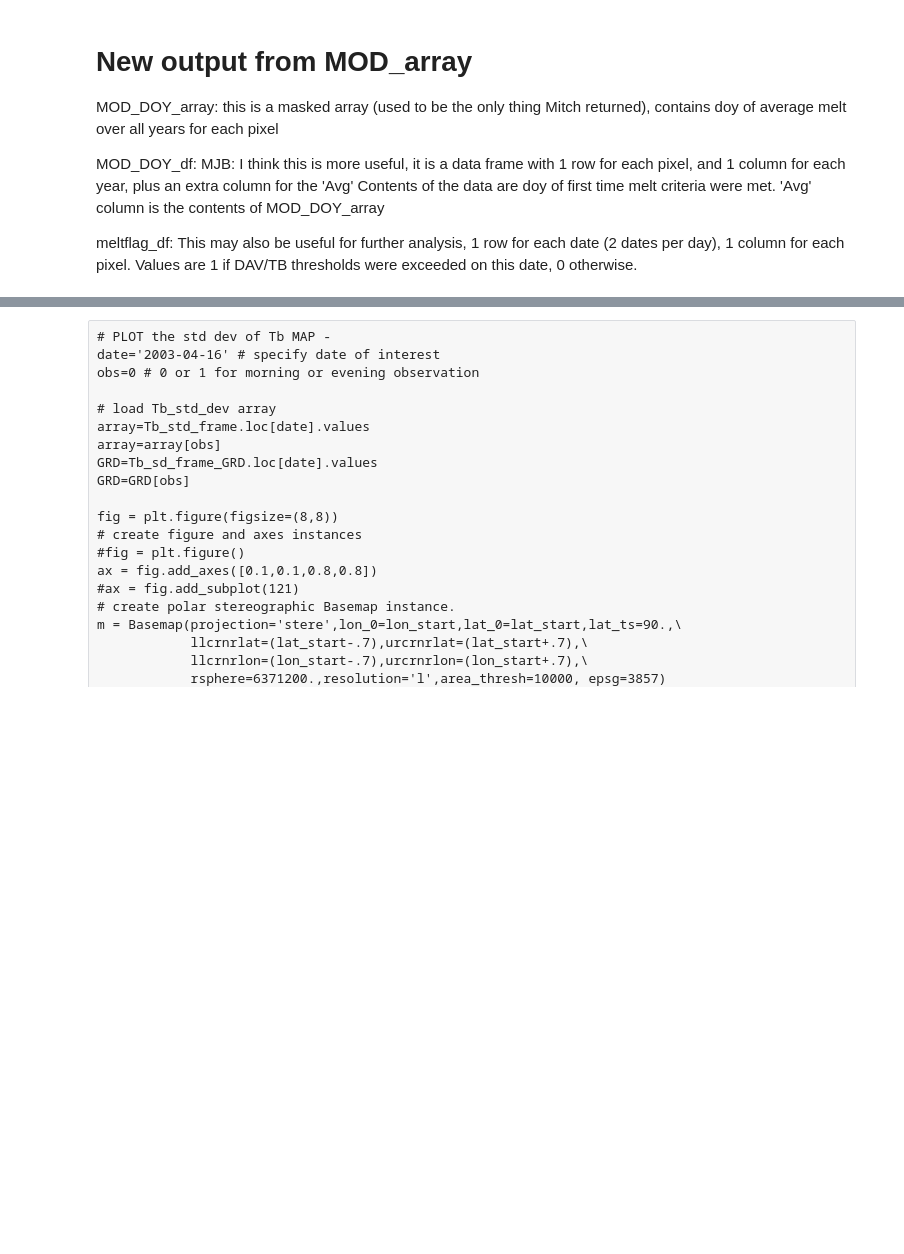
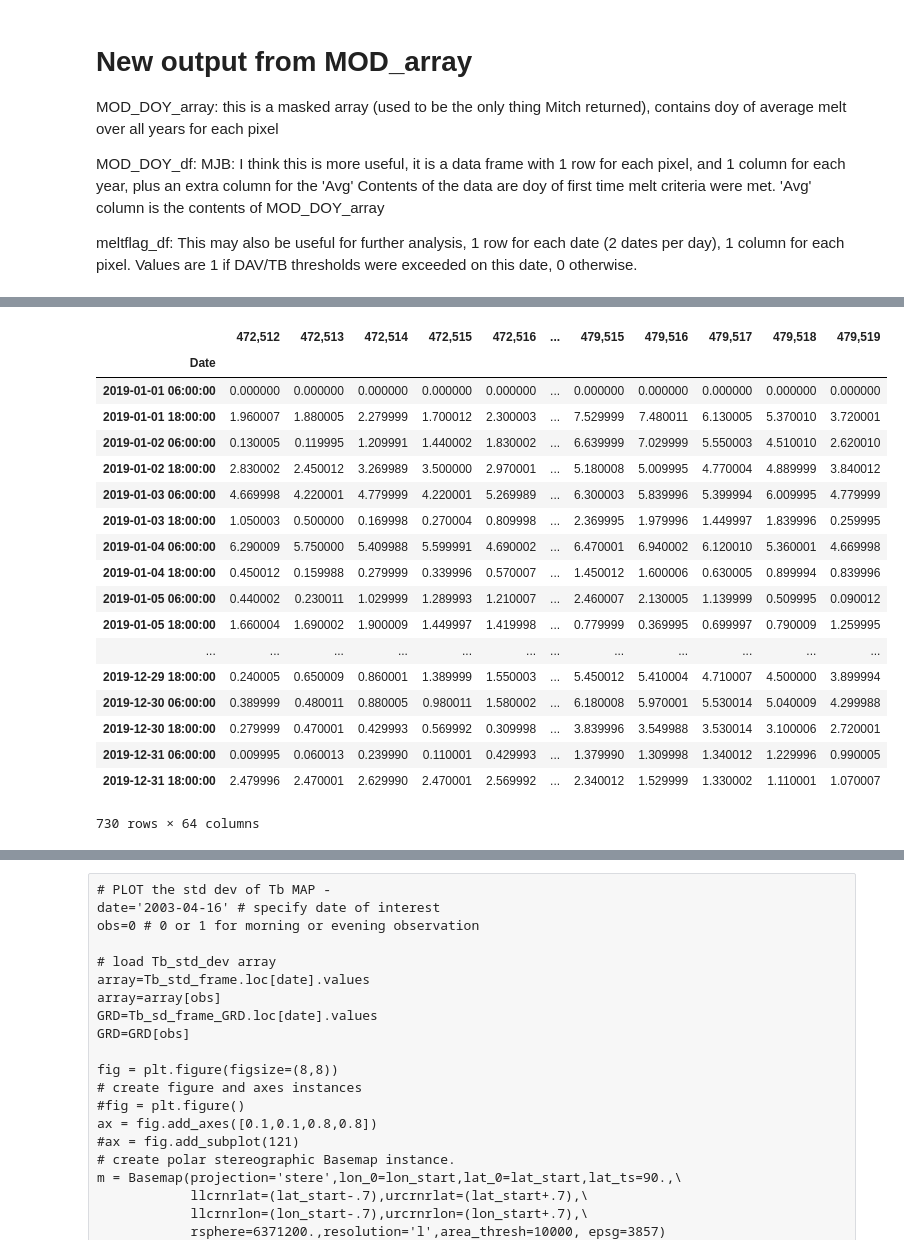
Before and after one commit to mjbrodzik/ipynb_melt_onset, a Jupyter notebook: 1GRDvs64SIR_HIST_SD.ipynb, the cells around one changed output, grey strips where cells are left out. Saved outputs shown, nothing was run; the diff lists cells and outputs as text; code cells hidden in the pictures; blank space fills up the shorter version.

Commit message:
updated Site_nearest pixel and got time series working. A few more things to do in latter part of notebook

```diff
--- a/1GRDvs64SIR_HIST_SD.ipynb
+++ b/1GRDvs64SIR_HIST_SD.ipynb
@@ -76,11 +81,11 @@ from CETB_analysis import MOD_array
 # %%
 #Specify region, satellite, sensor, channel, and image reconstruction algorithm of interest in file name
 # this notebook will read in 2 CETB datasets so that channels/algorithms/sensors can be compared
-region='WesternCA'  #make this the same syntax as cubefilenames and sub-directory #GLaIL
-sat_GRD='F13'   #'AQUA' for AMSRE, 'F13','F14','F15'... for SSMI
-sat_SIR= 'F13'
-sensor_GRD='SSMI'  #'AMSRE', 'SSMI', etc.
-sensor_SIR='SSMI'
+region='AKYukon'  #make this the same syntax as cubefilenames and sub-directory #GLaIL
+sat_GRD='F18'   #'AQUA' for AMSRE, 'F13','F14','F15'... for SSMI
+sat_SIR= 'F18'
+sensor_GRD='SSMIS'  #'AMSRE', 'SSMI', etc.
+sensor_SIR='SSMIS'
 channel_GRD='37V'  #'36V','36H', '18V','18H', etc. '19V','19H' and '37V','37H' for SSMI)
 channel_SIR='37V'
 alg_GRD='GRD'   #SIR or GRD
@@ -138,9 +143,17 @@ hemName = 'N'
 #lat_start=47.353097
 #lon_start=-89.861310
 
-Site='NWT C57 04242006 Spring Migration'
-lat_start=62.61
-lon_start=-109.64
+Site='Teshekpuk Lake 1'#near Barrow, AK (Permafrost installation NW margin of lake)'
+lat_start=70.722902
+lon_start=-153.836329
+
+#Site='Teshekpuk Lake 2 center' #, near Barrow, AK (middle of lake)'
+#lat_start=70.58333675326588
+#lon_start=-153.452493001114"
+
+#Site='NWT C57 04242006 Spring Migration'
+#lat_start=62.61
+#lon_start=-109.64
 
 #Site='Great Slave Lake'
 #lat_start=61.87167
@@ -224,5 +261,5 @@ rows_cols_env
 # %%
 # check that the directory, filename pattern and Years are what we expect
 # subset Years to a shorter set if only testing, because this takes a long time
-Years = Years[2:5]
+Years = Years[9:10]
 datadir_SIR, prefix_SIR, Years
@@ -229,7 +270,7 @@ datadir_SIR, prefix_SIR, Years
 # %%
 #new cell to read whole dataset
 #takes a long time, for testing substitute a year for Years
-data_SIR = read_Tb_whole(datadir_SIR, prefix_SIR, Years)
+data_SIR = read_Tb_whole(datadir_SIR, prefix_SIR, Years, rows_cols_env[0], rows_cols_env[1], rows_cols_env[2], rows_cols_env[3])
 
 #FIXME: instead of copying these elements into new variables, just
 #use the values directly in subsequent cells.  This is a more direct way to
@@ -243,5 +284,5 @@ cal_month = data_SIR['cal_month']   # 1-D array of months
 
 #FIXME: same issue here, instead of copying the GRD TB data, subsequent
 #cells should just use data_GRD['TB']
-data_GRD = read_Tb_whole(datadir_GRD, prefix_GRD, Years)
+data_GRD = read_Tb_whole(datadir_GRD, prefix_GRD, Years, rows_cols_GRD[0], rows_cols_GRD[1], rows_cols_GRD[2], rows_cols_GRD[3])
 CETB_GRD = data_GRD['TB']
@@ -484,8 +781,29 @@ DAV_GRD_frame
 # %%
 DAV_SIR_frame=pd.DataFrame()
 for i in y_dims_list:
     for j in x_dims_list:
         column=pd.DataFrame(data=DAV_SIR[:,i,j], columns=[str(y_s[i])+','+str(x_s[j])])
         DAV_SIR_frame=pd.concat([DAV_SIR_frame,column],axis=1)
-DAV_SIR_frame=DAV_SIR_frame.set_index(cal_date)
+DAV_SIR_frame['Date']=cal_date
+DAV_SIR_frame=DAV_SIR_frame.set_index('Date')
 DAV_SIR_frame
+# %% [output]
+|  | 472,512 | 472,513 | 472,514 | 472,515 | 472,516 | ... | 479,515 | 479,516 | 479,517 | 479,518 | 479,519 |
+| Date |  |  |  |  |  |  |  |  |  |  |  |
+| 2019-01-01 06:00:00 | 0.000000 | 0.000000 | 0.000000 | 0.000000 | 0.000000 | ... | 0.000000 | 0.000000 | 0.000000 | 0.000000 | 0.000000 |
+| 2019-01-01 18:00:00 | 1.960007 | 1.880005 | 2.279999 | 1.700012 | 2.300003 | ... | 7.529999 | 7.480011 | 6.130005 | 5.370010 | 3.720001 |
+| 2019-01-02 06:00:00 | 0.130005 | 0.119995 | 1.209991 | 1.440002 | 1.830002 | ... | 6.639999 | 7.029999 | 5.550003 | 4.510010 | 2.620010 |
+| 2019-01-02 18:00:00 | 2.830002 | 2.450012 | 3.269989 | 3.500000 | 2.970001 | ... | 5.180008 | 5.009995 | 4.770004 | 4.889999 | 3.840012 |
+| 2019-01-03 06:00:00 | 4.669998 | 4.220001 | 4.779999 | 4.220001 | 5.269989 | ... | 6.300003 | 5.839996 | 5.399994 | 6.009995 | 4.779999 |
+| 2019-01-03 18:00:00 | 1.050003 | 0.500000 | 0.169998 | 0.270004 | 0.809998 | ... | 2.369995 | 1.979996 | 1.449997 | 1.839996 | 0.259995 |
+| 2019-01-04 06:00:00 | 6.290009 | 5.750000 | 5.409988 | 5.599991 | 4.690002 | ... | 6.470001 | 6.940002 | 6.120010 | 5.360001 | 4.669998 |
+| 2019-01-04 18:00:00 | 0.450012 | 0.159988 | 0.279999 | 0.339996 | 0.570007 | ... | 1.450012 | 1.600006 | 0.630005 | 0.899994 | 0.839996 |
+| 2019-01-05 06:00:00 | 0.440002 | 0.230011 | 1.029999 | 1.289993 | 1.210007 | ... | 2.460007 | 2.130005 | 1.139999 | 0.509995 | 0.090012 |
+| 2019-01-05 18:00:00 | 1.660004 | 1.690002 | 1.900009 | 1.449997 | 1.419998 | ... | 0.779999 | 0.369995 | 0.699997 | 0.790009 | 1.259995 |
+| ... | ... | ... | ... | ... | ... | ... | ... | ... | ... | ... | ... |
+| 2019-12-29 18:00:00 | 0.240005 | 0.650009 | 0.860001 | 1.389999 | 1.550003 | ... | 5.450012 | 5.410004 | 4.710007 | 4.500000 | 3.899994 |
+| 2019-12-30 06:00:00 | 0.389999 | 0.480011 | 0.880005 | 0.980011 | 1.580002 | ... | 6.180008 | 5.970001 | 5.530014 | 5.040009 | 4.299988 |
+| 2019-12-30 18:00:00 | 0.279999 | 0.470001 | 0.429993 | 0.569992 | 0.309998 | ... | 3.839996 | 3.549988 | 3.530014 | 3.100006 | 2.720001 |
+| 2019-12-31 06:00:00 | 0.009995 | 0.060013 | 0.239990 | 0.110001 | 0.429993 | ... | 1.379990 | 1.309998 | 1.340012 | 1.229996 | 0.990005 |
+| 2019-12-31 18:00:00 | 2.479996 | 2.470001 | 2.629990 | 2.470001 | 2.569992 | ... | 2.340012 | 1.529999 | 1.330002 | 1.110001 | 1.070007 |
+730 rows × 64 columns
```
Also changed, not shown: parts of 44 cells of this notebook, 2 other files.
